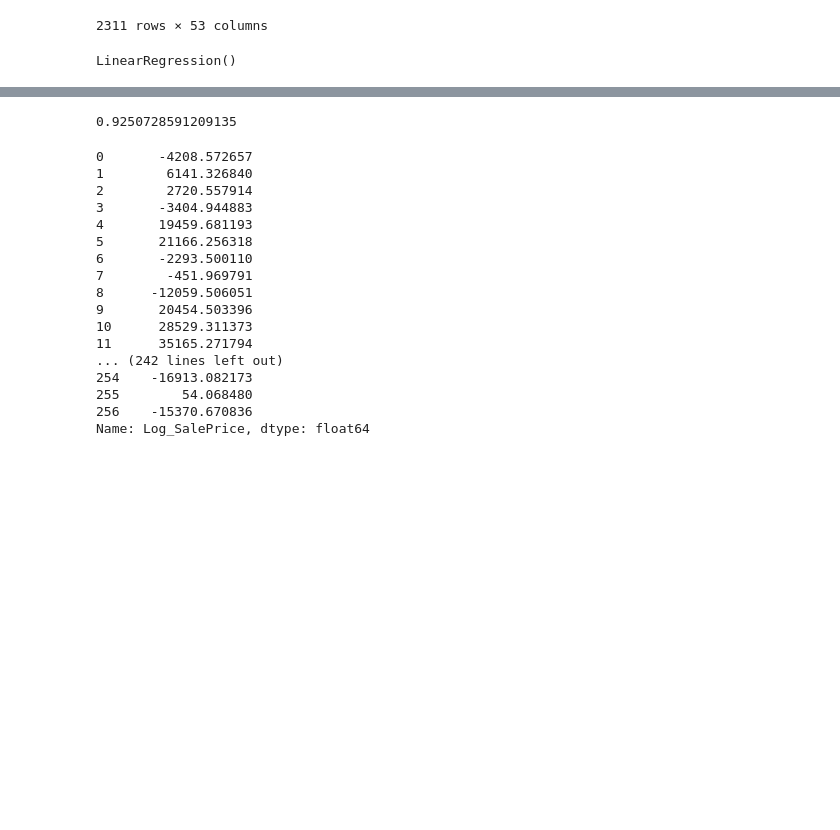
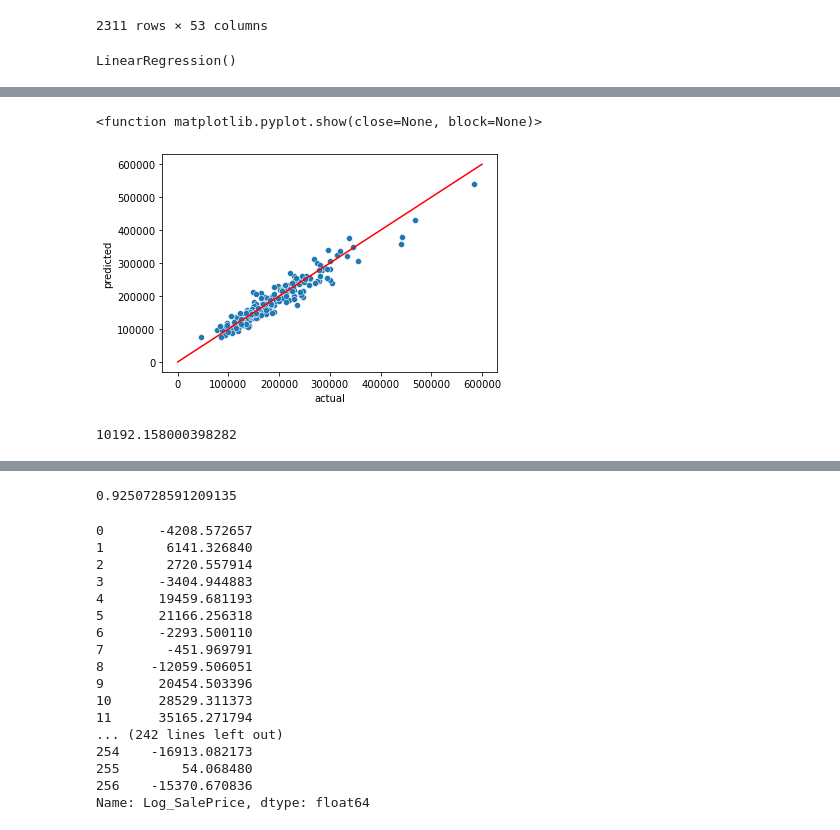
Before and after one commit to DarishSakeesing/ames-predict, a Jupyter notebook: Darish/ModelBuilding.ipynb, the cells around one changed output, grey strips where cells are left out. Saved outputs shown, nothing was run; the diff lists cells and outputs as text; code cells hidden in the pictures; blank space fills up the shorter version.

```diff
--- a/Darish/ModelBuilding.ipynb
+++ b/Darish/ModelBuilding.ipynb
@@ -128,0 +139,26 @@ ValueError: matmul: Input operand 1 has a mismatch in its core dimension 0, with
+# %%
+X_test = X_test[['GrLivArea','OverallQual', 'YearBuilt',
+   'Neighborhood_Crawfor',
+  'Neighborhood_Somerst', 'Neighborhood_NridgHt', 'LotArea',
+  'Neighborhood_StoneBr', 'BsmtExposure', 'YearRemodAdd', 'ExterQual',
+  'Functional', 'Exterior1st', 'FireplaceQu', 'ScreenPorch',
+  'Fireplaces',
+  'GarageCond', 'EnclosedPorch', 'PavedDrive',
+  'GarageArea', 'BsmtFullBath',
+  'Condition1_Norm', 'MSSubClass_20', 'TotRmsAbvGrd', 'BsmtQual',
+  'BsmtFinType1', 'BldgType_1Fam', 'Neighborhood_ClearCr',
+  'Neighborhood_BrkSide', 'HalfBath', 'BsmtFinSF2', 'NewHome',
+  'LandContour_HLS', '3SsnPorch', 'Condition1_PosN',
+  'WoodDeckSF', 'Neighborhood_Timber', 'GarageFinish',
+  'PoolQC', 'MSZoning_RL', 'Neighborhood_IDOTRR', 'RoofMatl',
+   'RoofStyle',
+ 'Alley', 'GasHeating',  'LotConfig_CulDSac',
+  'Neighborhood_Sawyer', 'MasVnrArea',
+  'ModernElectrical',  'LotFrontage', 'ExterCond',
+  'Neighborhood_CollgCr', 'GarageType']]
+# %%
+pred = ols.predict(X_test)
+# %%
+residualsDF = pd.DataFrame(data=np.exp(y_test.values), columns=['actual'])
+# %%
+residualsDF['predicted'] = np.exp(pred)
@@ -128,0 +185,13 @@ ValueError: matmul: Input operand 1 has a mismatch in its core dimension 0, with
+# %%
+import seaborn as sns
+import matplotlib.pyplot as plt
+sns.scatterplot(data=residualsDF, x='actual', y='predicted')
+plt.plot([0, 1, 2, 600000], [0, 1, 2, 600000], color='r')
+plt.show
+# %% [output]
+<function matplotlib.pyplot.show(close=None, block=None)>
+[figure, added]
+# %%
+abs(residualsDF['actual'] - residualsDF['predicted']).median()
+# %% [output]
+10192.158000398282
```
Also changed, not shown: parts of 16 cells of this notebook, 4 other files.
